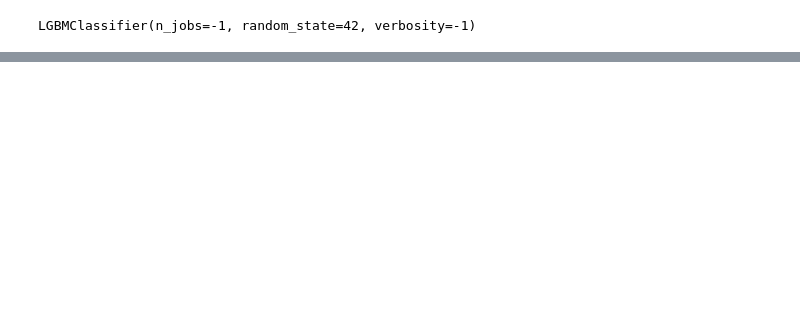
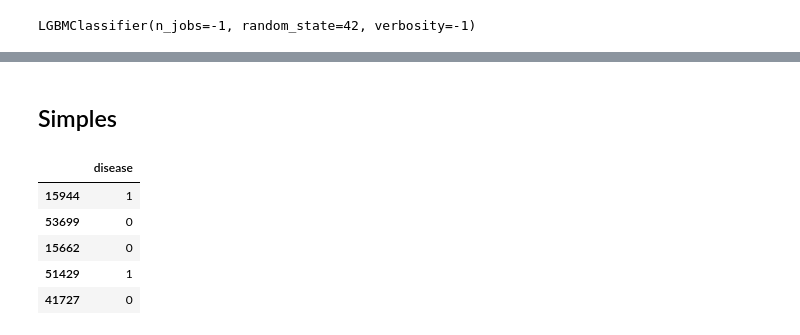
Before and after one commit to juniorcl/data-science-toolkit-depreceated, a Jupyter notebook: notebooks/automl_lightgbm_classification_tests.ipynb, the cells around one changed output, grey strips where cells are left out. Drawn from its saved outputs; the diff is of its cells as text; code cells hidden in the pictures; blank space fills up the shorter version.

```diff
--- a/notebooks/automl_lightgbm_classification_tests.ipynb
+++ b/notebooks/automl_lightgbm_classification_tests.ipynb
@@ -342 +364,15 @@ LGBMClassifier(bagging_fraction=0.9948559175701616, bagging_freq=7,
                objective='binary', random_state=42, verbosity=-1)
+# %% [markdown]
+## Simples
+# %%
+X_train, X_valid, y_train, y_valid = train_test_split(X, y, test_size=0.25, random_state=42)
+X_valid, X_test, y_valid, y_test = train_test_split(X_valid, y_valid, test_size=0.4, random_state=42)
+# %%
+y_test.head()
+# %% [output]
+|  | disease |
+| 15944 | 1 |
+| 53699 | 0 |
+| 15662 | 0 |
+| 51429 | 1 |
+| 41727 | 0 |
```
Also changed, not shown: parts of 14 cells of this notebook, 4 other files.
